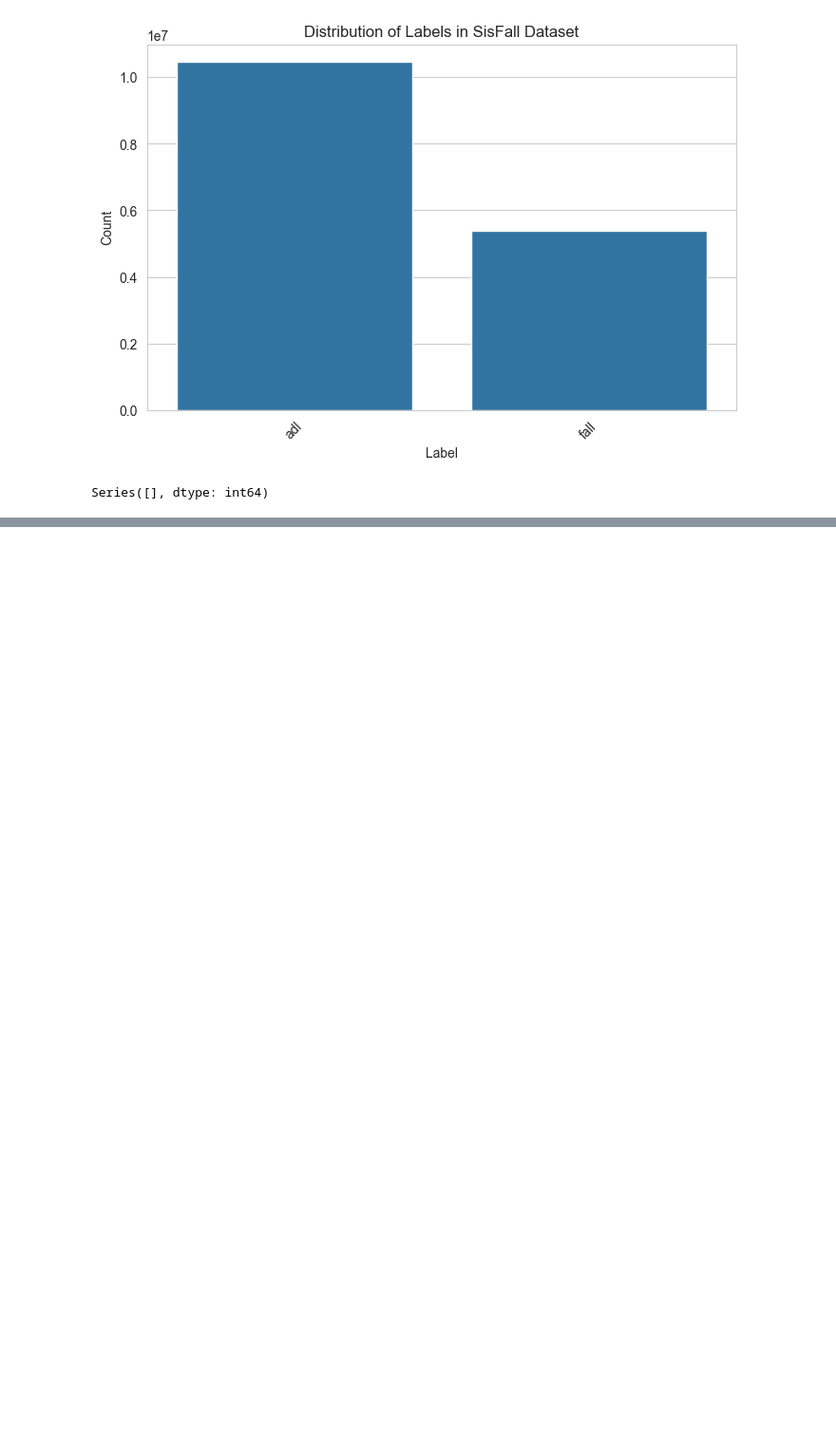
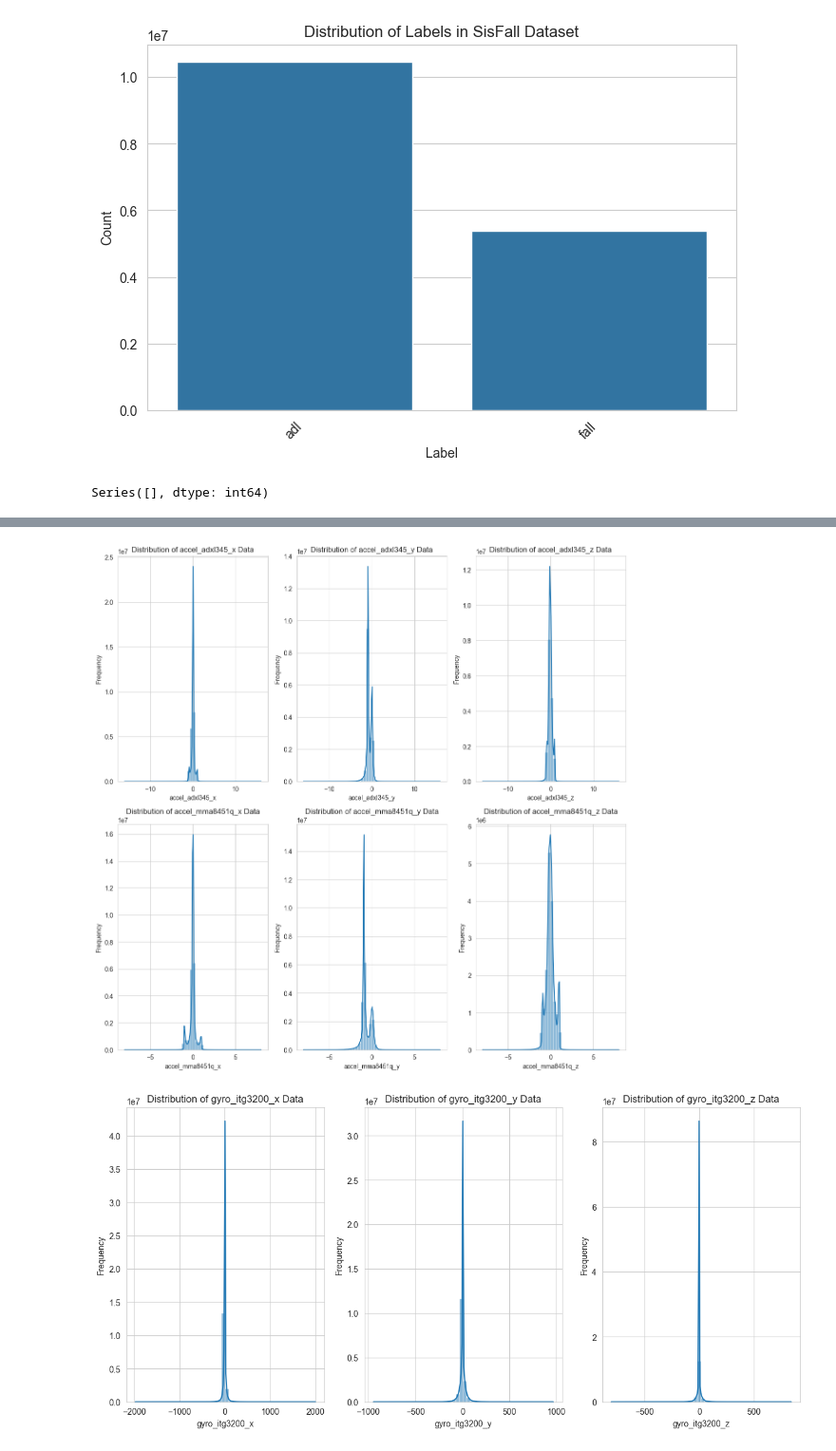
Before and after one commit to Danielar0w0/CAA, a Jupyter notebook: eda.ipynb, the cells around one changed output, grey strips where cells are left out. Shown at 95% size. Saved outputs shown, nothing was run; the diff lists cells and outputs as text; code cells hidden in the pictures; blank space fills up the shorter version.

```diff
--- a/eda.ipynb
+++ b/eda.ipynb
@@ -263,26 +275,29 @@ def plot_sensor_data_distribution(data, sensor):
 # %%
 # Visualize the previous plots as subplots
 def plot_sensor_data_distribution_subplots(data, sensor_columns):
     num_columns = len(sensor_columns)
     num_rows = (num_columns + 1) // 3
 
     fig, axes = plt.subplots(num_rows, 3, figsize=(12, 6 * num_rows))
     axes = axes.flatten()
 
     for i, col in enumerate(sensor_columns):
         sns.histplot(data[col], bins=50, kde=True, ax=axes[i])
         axes[i].set_title(f'Distribution of {col} Data')
         axes[i].set_xlabel(col)
         axes[i].set_ylabel('Frequency')
 
     plt.tight_layout()
     plt.show()
 
-# # Plot accelerometer data
-# plot_sensor_data_distribution_subplots(sisfall_data, accel_columns)
-#
-# # Plot gyroscope data
-# plot_sensor_data_distribution_subplots(sisfall_data, gyro_columns)
+# Plot accelerometer data
+plot_sensor_data_distribution_subplots(sisfall_data, accel_columns)
+
+# Plot gyroscope data
+plot_sensor_data_distribution_subplots(sisfall_data, gyro_columns)
+# %% [output]
+[figure, added]
+[figure, added]
 # %%
 # Visualize the time series data for a sample fall and ADL
 def plot_time_series(data, label):
```
Also changed, not shown: parts of 10 cells of this notebook, 8 other files.
